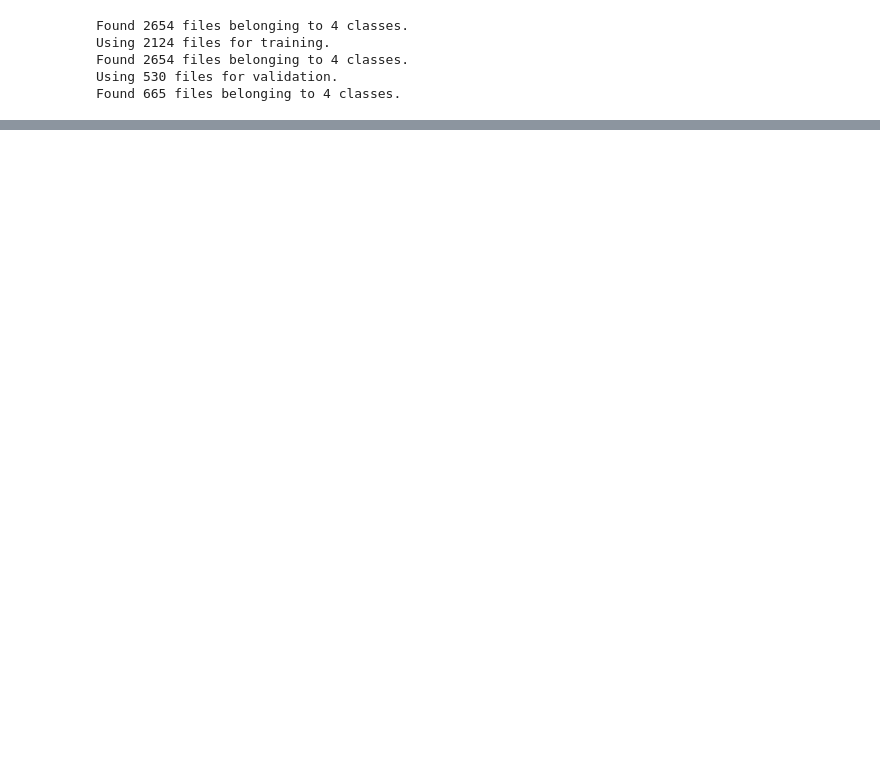
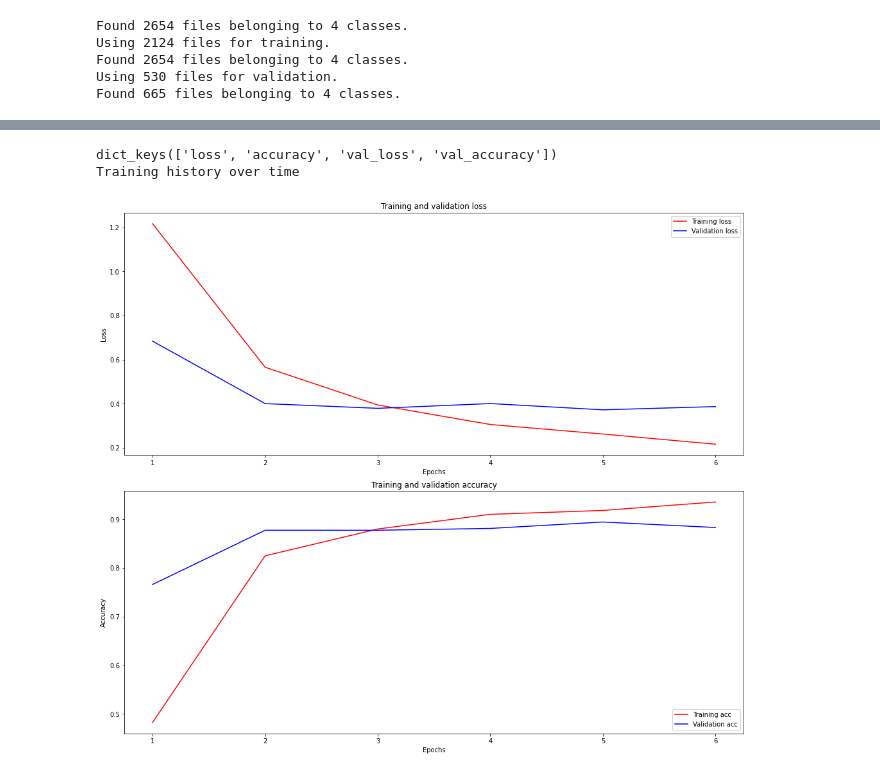
Before and after one commit to victorchendra02/Final-Academic-Project, a Jupyter notebook: models/01_BERT.ipynb, the cells around one changed output, grey strips where cells are left out. Drawn from its saved outputs; the diff is of its cells as text; code cells hidden in the pictures; blank space fills up the shorter version.

Commit message:
TRAINED ON RTX4090

```diff
--- a/models/01_BERT.ipynb
+++ b/models/01_BERT.ipynb
@@ -34,6 +40,6 @@ https://github.com/tensorflow/addons
 # %%
 AUTOTUNE = tf.data.AUTOTUNE  # Output: -1 --> <class 'int'>
-batch_size = 8
+batch_size = 16
 seed = 42
 
 raw_train_ds = tf.keras.utils.text_dataset_from_directory(
@@ -86,0 +107,14 @@ ________________________________________________________________________________
+# %%
+temp = "https://www.kaggle.com/models/tensorflow/bert/frameworks/TensorFlow2/variations/en-cased-preprocess/versions/3"
+
+text_test = ['A social network has 2019 users, some pairs of whom are friends. Whenever user A is friends with user B, user B is also friends with user A. Events of the following kind may happen repeatedly, one at a time: Three users A, B, and C such that A is friends with both B and C, but B and C are not friends, change their friendship statuses such that B and C are now friends, but A is no longer friends with B, and no longer friends with C. All other friendship statuses are unchanged. Initially, 1010 users have 1009 friends each, and 1009 users have 1010 friends each. Prove that there exists a sequence of such events after which each user is friends with at most one other user. Proposed by Adrian Beker, Croatia']
+preprocessor = hub.load(temp)
+text_preprocessed = preprocessor.bert_pack_inputs(
+    [preprocessor.tokenize(text_test)],
+    tf.constant(128*4))
+
+print(f'Keys       : {list(text_preprocessed.keys())}')
+print(f'Shape      : {text_preprocessed["input_word_ids"].shape}')
+print(f'Word Ids   : {text_preprocessed["input_word_ids"][0, :12]}')
+print(f'Input Mask : {text_preprocessed["input_mask"][0, :12]}')
+print(f'Type Ids   : {text_preprocessed["input_type_ids"][0, :12]}')
@@ -86,0 +284,14 @@ ________________________________________________________________________________
+# %%
+tfhub_handle_preprocess_1 = "https://www.kaggle.com/models/tensorflow/bert/frameworks/TensorFlow2/variations/en-cased-preprocess/versions/3"
+tfhub_handle_encoder_1 = "https://www.kaggle.com/models/tensorflow/bert/frameworks/TensorFlow2/variations/en-cased-l-12-h-768-a-12/versions/4"
+
+classifier_model_1 = ClassifierModel(tfhub_handle_preprocess_1, tfhub_handle_encoder_1)
+classifier_model_1.compile_model(train_ds=train_ds,
+                                 validation_data=val_ds,
+                                 epochs=epochs,
+                                 learning_rate=learning_rate,
+                                 optimizer_type=optimizer_type,
+                                 loss=loss,
+                                 metrics=metrics)
+# %%
+classifier_model_1.train()
@@ -86,0 +328,6 @@ ________________________________________________________________________________
+# %%
+classifier_model_1.plot_training_history_over_time(figsize=(14, 12))
+# %% [output]
+dict_keys(['loss', 'accuracy', 'val_loss', 'val_accuracy'])
+Training history over time
+[figure, added]
```
Also changed, not shown: parts of 32 cells of this notebook.
